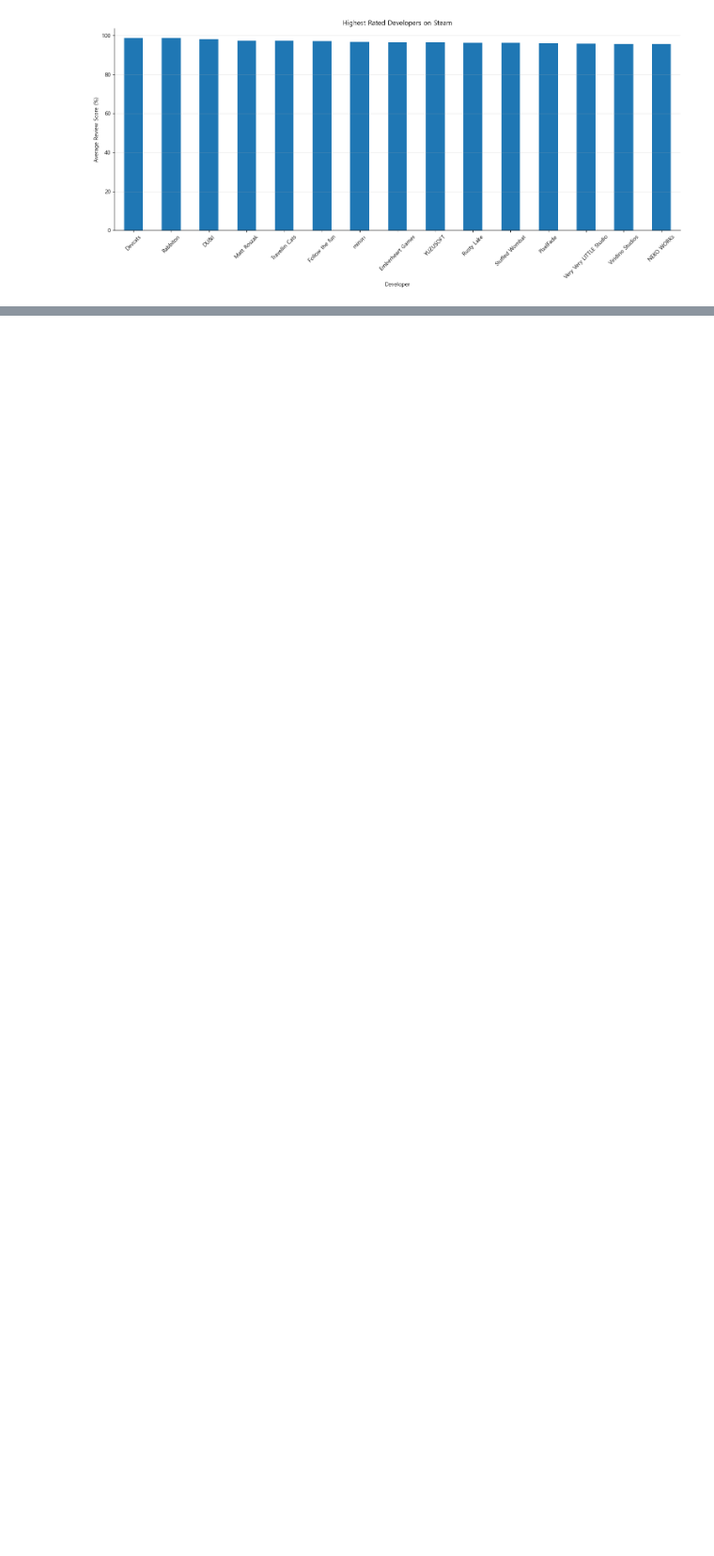
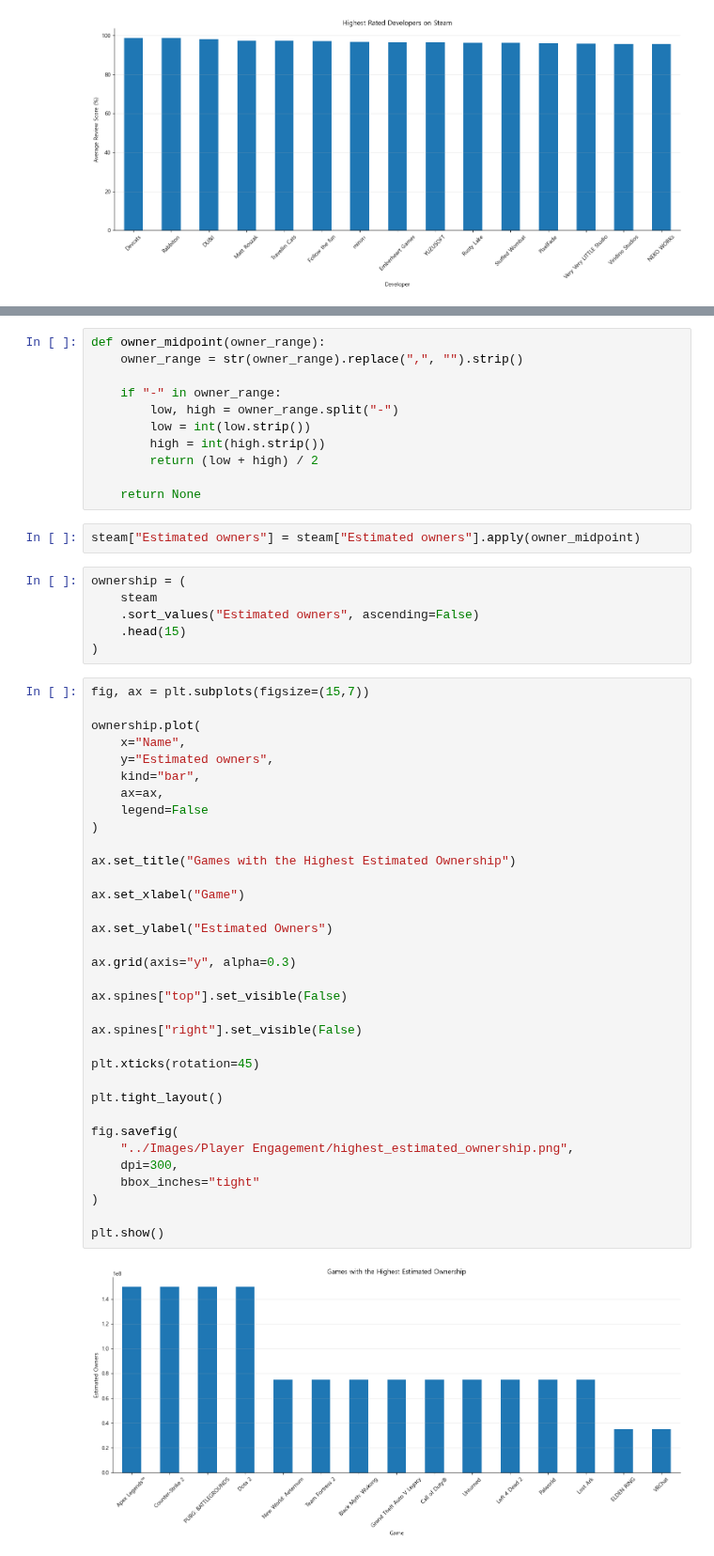
Before and after one commit to molikpunj/Steam-Games-Market-Analysis, a Jupyter notebook: Python/03_Exploratory_Data_Analysis.ipynb, the cells around one changed output, grey strips where cells are left out. Shown at 94% size. Drawn from its saved outputs; the diff is of its cells as text; blank space fills up the shorter version.

```diff
--- a/Python/03_Exploratory_Data_Analysis.ipynb
+++ b/Python/03_Exploratory_Data_Analysis.ipynb
@@ -577,0 +729,55 @@ plt.show()
+# %%
+def owner_midpoint(owner_range):
+    owner_range = str(owner_range).replace(",", "").strip()
+
+    if "-" in owner_range:
+        low, high = owner_range.split("-")
+        low = int(low.strip())
+        high = int(high.strip())
+        return (low + high) / 2
+
+    return None
+# %%
+steam["Estimated owners"] = steam["Estimated owners"].apply(owner_midpoint)
+# %%
+ownership = (
+    steam
+    .sort_values("Estimated owners", ascending=False)
+    .head(15)
+)
+# %%
+fig, ax = plt.subplots(figsize=(15,7))
+
+ownership.plot(
+    x="Name",
+    y="Estimated owners",
+    kind="bar",
+    ax=ax,
+    legend=False
+)
+
+ax.set_title("Games with the Highest Estimated Ownership")
+
+ax.set_xlabel("Game")
+
+ax.set_ylabel("Estimated Owners")
+
+ax.grid(axis="y", alpha=0.3)
+
+ax.spines["top"].set_visible(False)
+
+ax.spines["right"].set_visible(False)
+
+plt.xticks(rotation=45)
+
+plt.tight_layout()
+
+fig.savefig(
+    "../Images/Player Engagement/highest_estimated_ownership.png",
+    dpi=300,
+    bbox_inches="tight"
+)
+
+plt.show()
+# %% [output]
+[figure, added]
```
Also changed, not shown: parts of 14 cells of this notebook, 6 other files.
